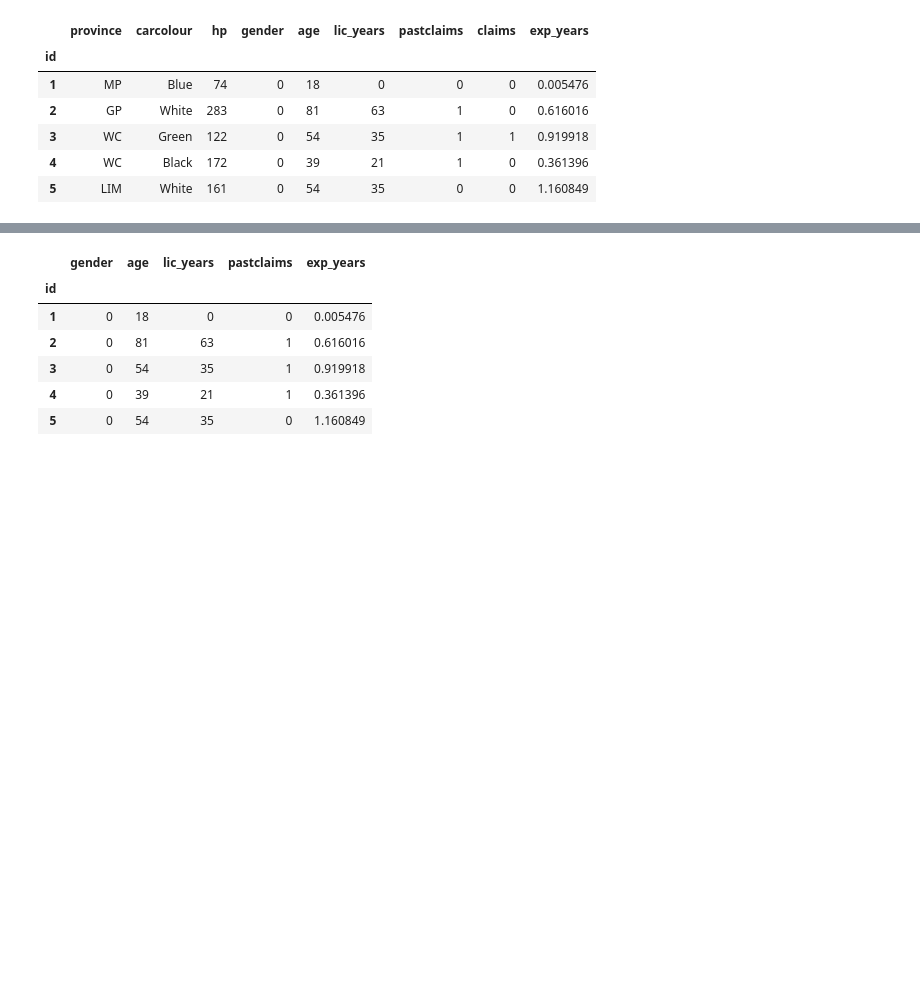
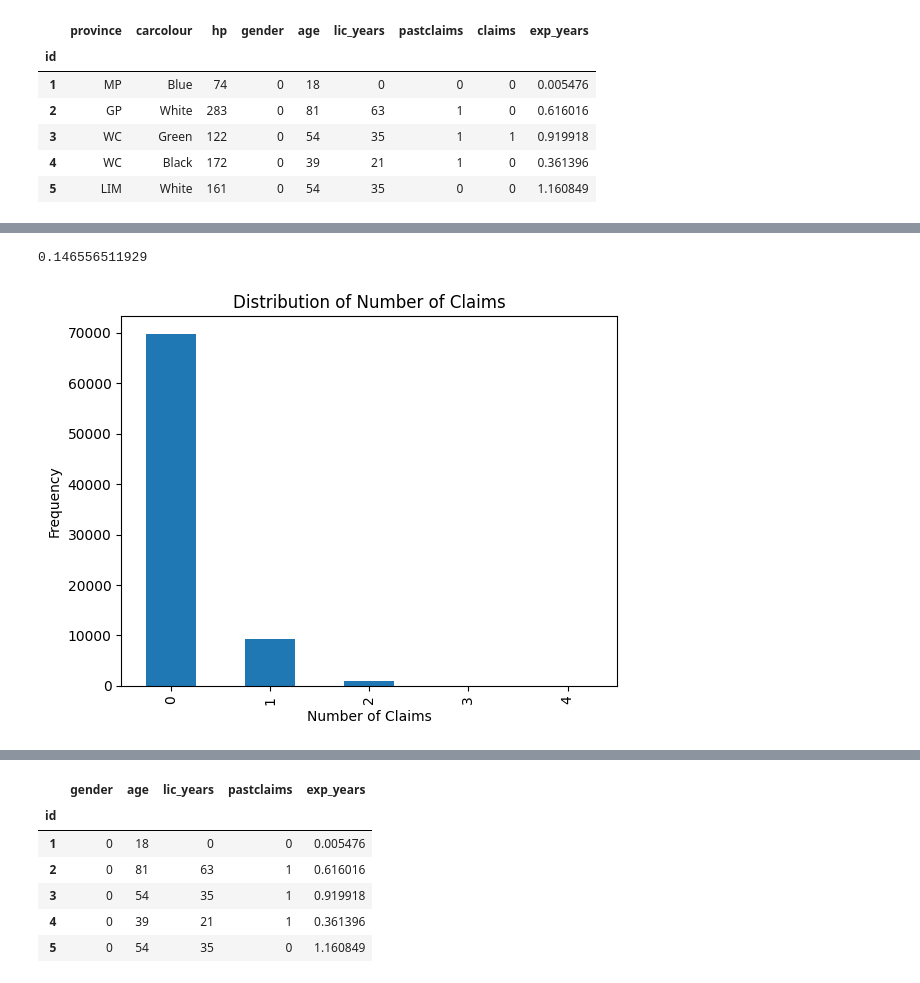
Before and after one commit to ArmandtErasmus/claims_prediction, a Jupyter notebook: data/model.ipynb, the cells around one changed output, grey strips where cells are left out. Drawn from its saved outputs; the diff is of its cells as text; code cells hidden in the pictures; blank space fills up the shorter version.

```diff
--- a/data/model.ipynb
+++ b/data/model.ipynb
@@ -19,0 +32,15 @@ df.head()
+# %%
+var = 0.382827 ** 2
+var
+# %% [output]
+0.146556511929
+# %%
+# plot number of claims equalling 1, 2, 3 etc
+import matplotlib.pyplot as plt
+df['claims'].value_counts().sort_index().plot(kind='bar')
+plt.xlabel('Number of Claims')
+plt.ylabel('Frequency')
+plt.title('Distribution of Number of Claims')
+plt.show()
+# %% [output]
+[figure, added]
```
Also changed, not shown: parts of 14 cells of this notebook.
